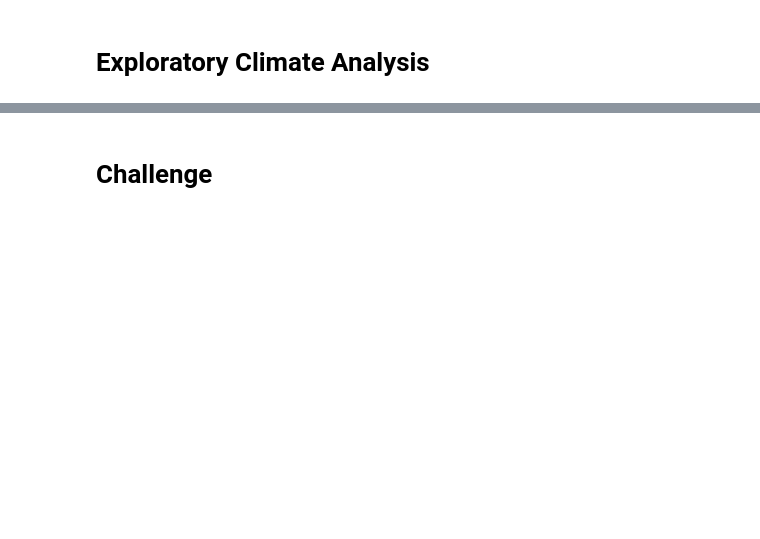
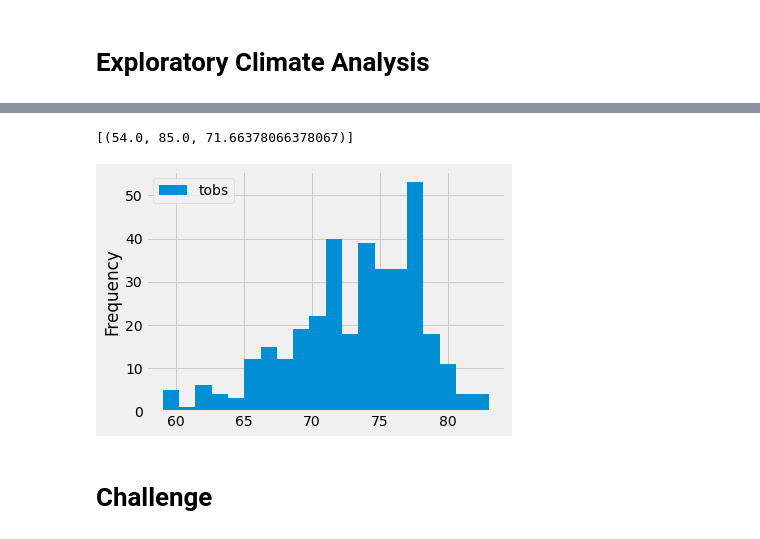
Before and after one commit to reza-ya57/surfs_up, a Jupyter notebook: climate_analysis.ipynb, the cells around one changed output, grey strips where cells are left out. Drawn from its saved outputs; the diff is of its cells as text; code cells hidden in the pictures; blank space fills up the shorter version.

```diff
--- a/climate_analysis.ipynb
+++ b/climate_analysis.ipynb
@@ -20,6 +22,7 @@ from sqlalchemy import create_engine, func
 # %%
 # reflect an existing database into a new model
-
+Base = automap_base()
 # reflect the tables
+Base.prepare(engine, reflect=True)
 # %%
 # We can view all of the classes that automap found
@@ -52,3 +162,7 @@ from sqlalchemy import create_engine, func
 # %%
 # Using the station id from the previous query, calculate the lowest temperature recorded,
 # highest temperature recorded, and average temperature most active station?
+session.query(func.min(Measurment.tobs), func.max(Measurment.tobs), func.avg(Measurment.tobs)).\
+filter(Measurment.station == "USC00519281").all()
+# %% [output]
+[(54.0, 85.0, 71.66378066378067)]
@@ -58,3 +169,18 @@ from sqlalchemy import create_engine, func
+# %%
+# Choose the station with the highest number of temperature observations.
+# Query the last 12 months of temperature observation data for this station and plot the results as a histogram
+results = session.query(Measurment.tobs).\
+filter(Measurment.station == "USC00519281").\
+filter(Measurment.date >= prev_year).all()
+df = pd.DataFrame(results,columns=["tobs"])
+#print(df)
+#print(df.to_string(index=False))
+df.plot.hist(bins=20)
+plt.tight_layout()
+# By changing the bin to 5 still we can see the area with the most data and it is almost balance.
+# By changing the bin to 20 so the graph is not balance properlly and we cannot make any conclusion based on it.
+# %% [output]
+[figure, added]
 # %%
 # Write a function called `calc_temps` that will accept start date and end date in the format '%Y-%m-%d'
 # and return the minimum, average, and maximum temperatures for that range of dates
```
Also changed, not shown: parts of 13 cells of this notebook.
